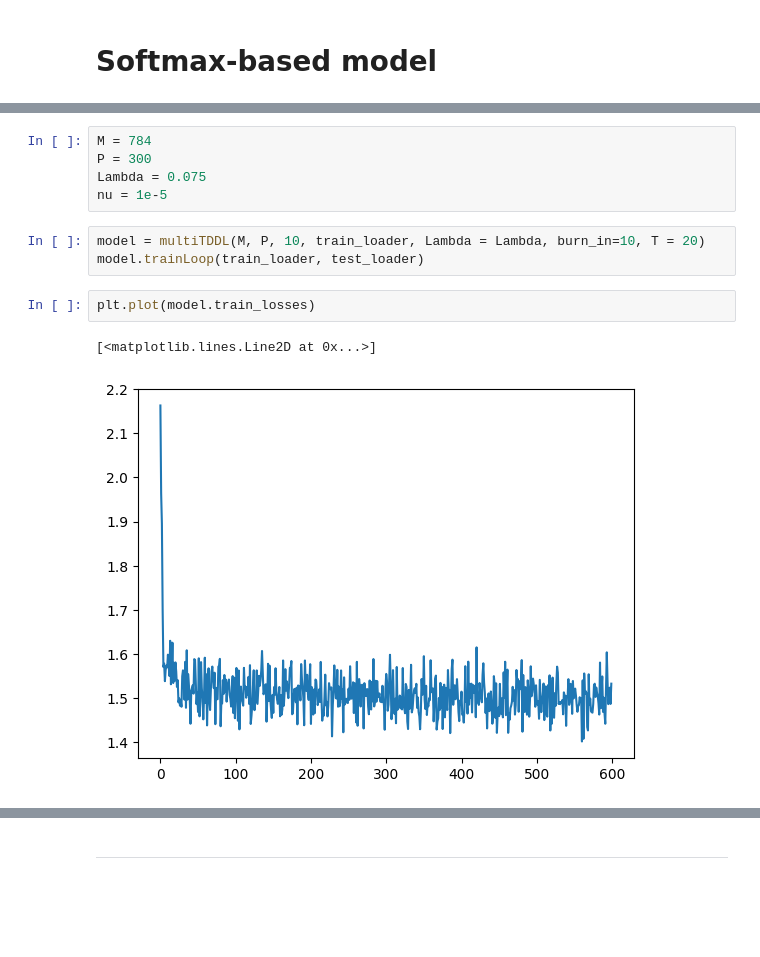
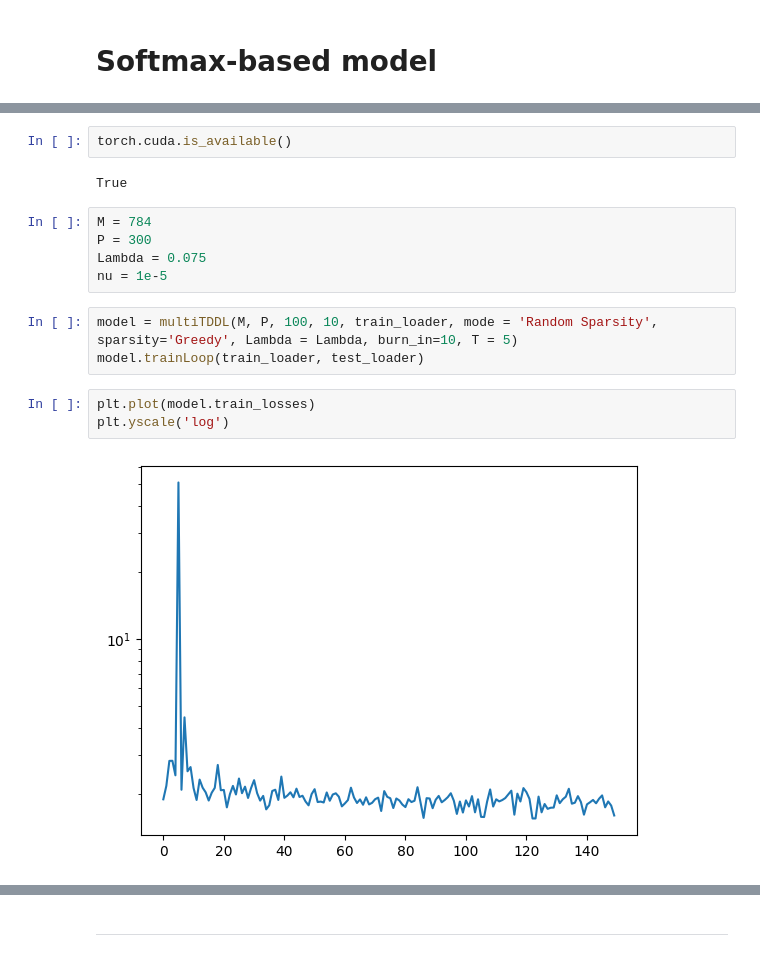
Before and after one commit to LeoDiNino97/TaskDrivenDictionaryLearning, a Jupyter notebook: multiclass_primer_MNIST.ipynb, the cells around one changed output, grey strips where cells are left out. Cells and saved outputs as stored; diff of their text form; blank space fills up the shorter version.

Commit message:
Random sparsity with IHT on synthetic data

```diff
--- a/multiclass_primer_MNIST.ipynb
+++ b/multiclass_primer_MNIST.ipynb
@@ -323,19 +329,23 @@ class multiTDDL(nn.Module):
         self.train_losses = []
         self.eval_losses = []
         self.eval_acc = []
+# %%
+torch.cuda.is_available()
+# %% [output]
+True
 # %%
 M = 784
 P = 300
 Lambda = 0.075
 nu = 1e-5
 # %%
-model = multiTDDL(M, P, 10, train_loader, Lambda = Lambda, burn_in=10, T = 20)
+model = multiTDDL(M, P, 100, 10, train_loader, mode = 'Random Sparsity', sparsity='Greedy', Lambda = Lambda, burn_in=10, T = 5)
 model.trainLoop(train_loader, test_loader)
 # %%
 plt.plot(model.train_losses)
+plt.yscale('log')
 # %% [output]
-[<matplotlib.lines.Line2D at 0x...>]
-[figure, old version]
+[figure, new version]
 # %%
 plt.plot(model.eval_acc)
 # %% [output]
```
Also changed, not shown: parts of 3 cells of this notebook, 5 other files.
